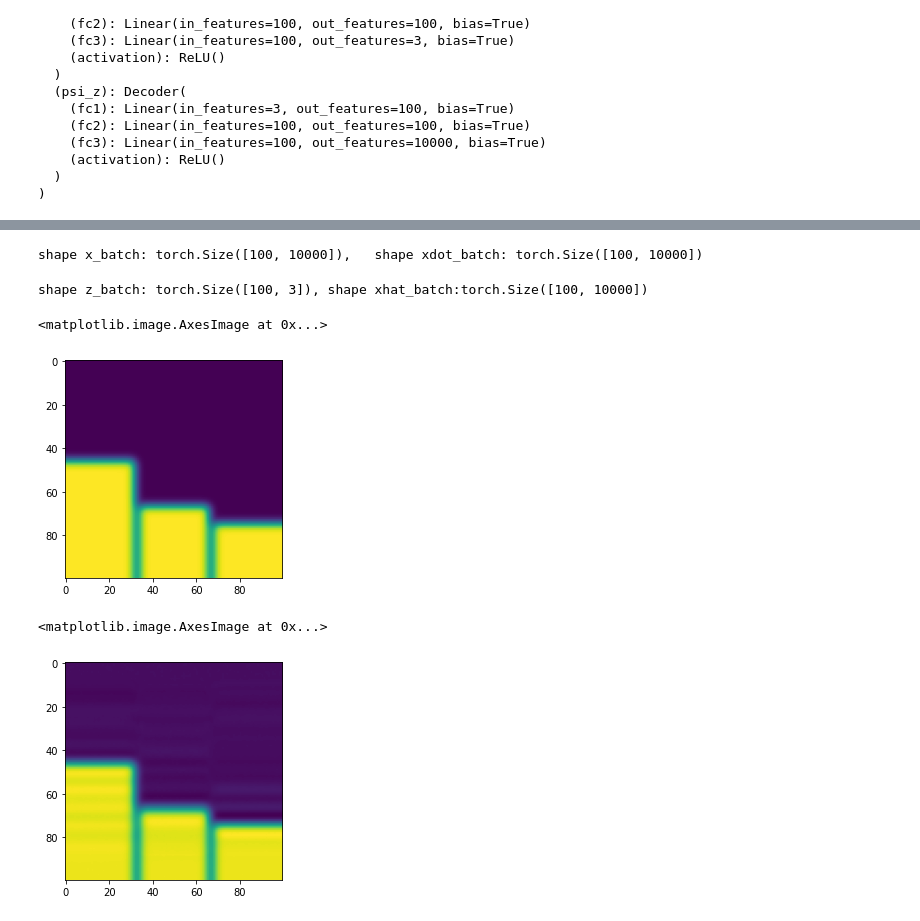
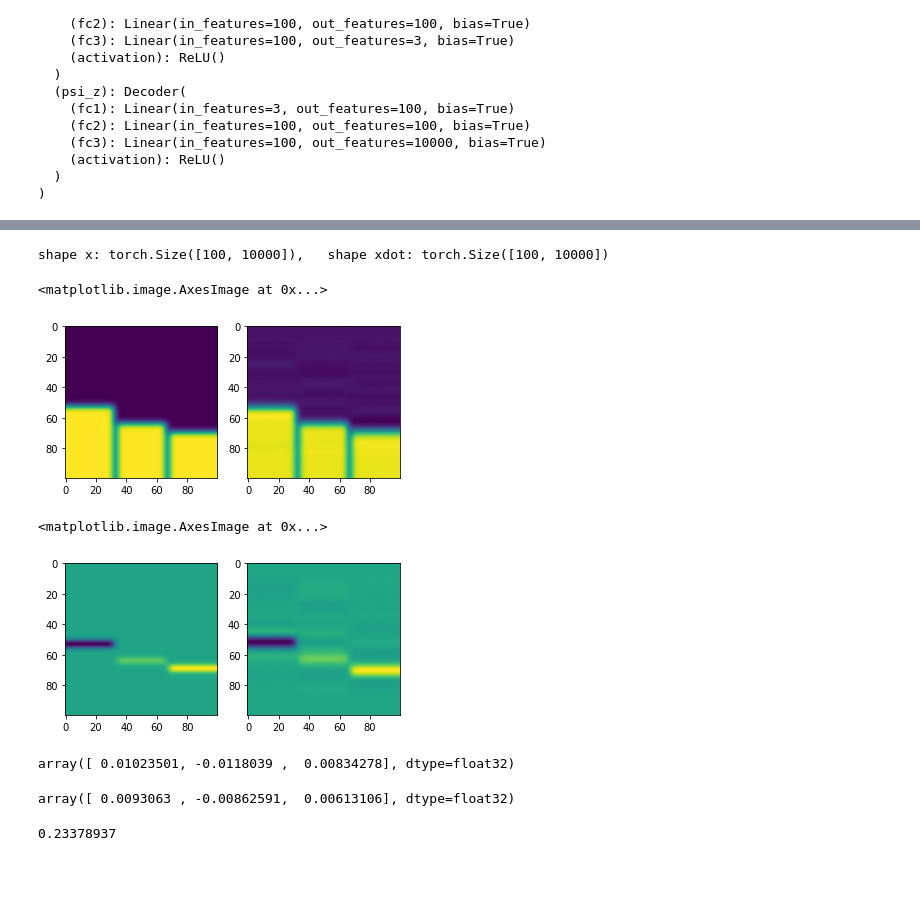
Before and after one commit to hsteude/sindy-autoencoder-cps, a Jupyter notebook: notebooks/03_model_output_exploration.ipynb, the cells around one changed output, grey strips where cells are left out. Cells and saved outputs as stored; diff of their text form; code cells hidden in the pictures; blank space fills up the shorter version.

```diff
--- a/notebooks/03_model_output_exploration.ipynb
+++ b/notebooks/03_model_output_exploration.ipynb
@@ -44,32 +48,49 @@ SINDyAutoencoder(
 # %%
 batches = iter(dataloader)
 # %%
-x_batch, xdot_batch, idxs = batches.next()
-print(f'shape x_batch: {x_batch.shape},   shape xdot_batch: {xdot_batch.shape}')
+x, xdot, idxs = batches.next()
+print(f'shape x: {x.shape},   shape xdot: {xdot.shape}')
 # %% [output]
-shape x_batch: torch.Size([100, 10000]),   shape xdot_batch: torch.Size([100, 10000])
+shape x: torch.Size([100, 10000]),   shape xdot: torch.Size([100, 10000])
-# %%
-z_batch = model.phi_x(x_batch)
-xhat_batch = model.psi_z(z_batch)
-print(f'shape z_batch: {z_batch.shape}, shape xhat_batch:{xhat_batch.shape}')
-# %% [output]
-shape z_batch: torch.Size([100, 3]), shape xhat_batch:torch.Size([100, 10000])
+# %%
+x_hat, xdot_hat, z, zdot, zdot_hat = model.cuda()(x.cuda(), xdot.cuda())
 # %%
 #select random sample and compare original and recostruction
-sample = 50
-x_sample = x_batch[sample, :].detach().numpy()
-xhat_sample = xhat_batch[sample, :].detach().numpy()
-z_sample = z_batch[sample, :].detach().numpy()
+sample = 90
+x_sample = x[sample, :].cpu().detach().numpy()
+xhat_sample = x_hat[sample, :].cpu().detach().numpy()
+z_sample = z[sample, :].cpu().detach().numpy()
+xdot_sample = xdot[sample, :].cpu().detach().numpy()
+xdot_hat_sample = xdot_hat[sample, :].cpu().detach().numpy()
+zdot_sample = zdot[sample, :].cpu().detach().numpy()
+zdot_hat_sample = zdot_hat[sample, :].cpu().detach().numpy()
 idx_sample = idxs[sample]
-# %%
-import matplotlib.pyplot as plt
-import constants as const
-plt.imshow(x_sample.reshape(const.PICTURE_SIZE, const.PICTURE_SIZE))
-# %% [output]
-<matplotlib.image.AxesImage at 0x...>
-[figure, removed]
+# %%
+import matplotlib.pyplot as plt
+import constants as const
+f, axarr = plt.subplots(1,2)
+axarr[0].imshow(x_sample.reshape(const.PICTURE_SIZE, const.PICTURE_SIZE))
+axarr[1].imshow(xhat_sample.reshape(const.PICTURE_SIZE, const.PICTURE_SIZE))
+# %% [output]
+<matplotlib.image.AxesImage at 0x...>
+[figure, added]
 # %%
-plt.imshow(xhat_sample.reshape(const.PICTURE_SIZE, const.PICTURE_SIZE))
+f, axarr = plt.subplots(1,2)
+axarr[0].imshow(xdot_sample.reshape(const.PICTURE_SIZE, const.PICTURE_SIZE))
+axarr[1].imshow(xdot_hat_sample.reshape(const.PICTURE_SIZE, const.PICTURE_SIZE))
 # %% [output]
 <matplotlib.image.AxesImage at 0x...>
-[figure, old version]
+[figure, new version]
+# %%
+zdot_sample
+# %% [output]
+array([ 0.01023501, -0.0118039 ,  0.00834278], dtype=float32)
+# %%
+zdot_hat_sample
+# %% [output]
+array([ 0.0093063 , -0.00862591,  0.00613106], dtype=float32)
+# %%
+XI = model.XI.cpu().detach().numpy()
+XI.max()
+# %% [output]
+0.23378937
```
Also changed, not shown: parts of 8 cells of this notebook, 5 other files.
